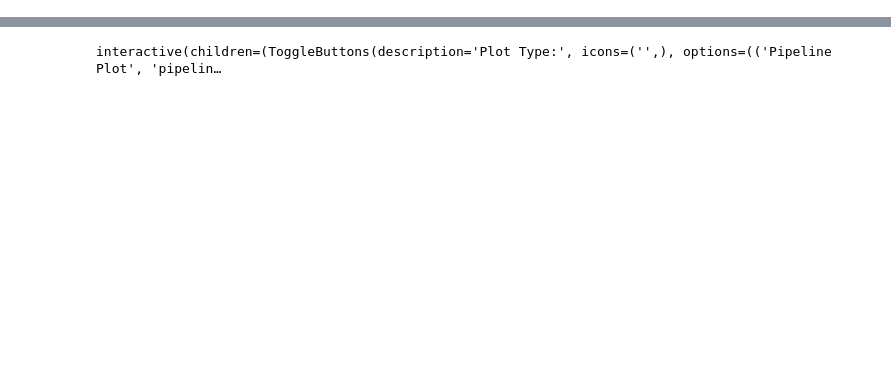
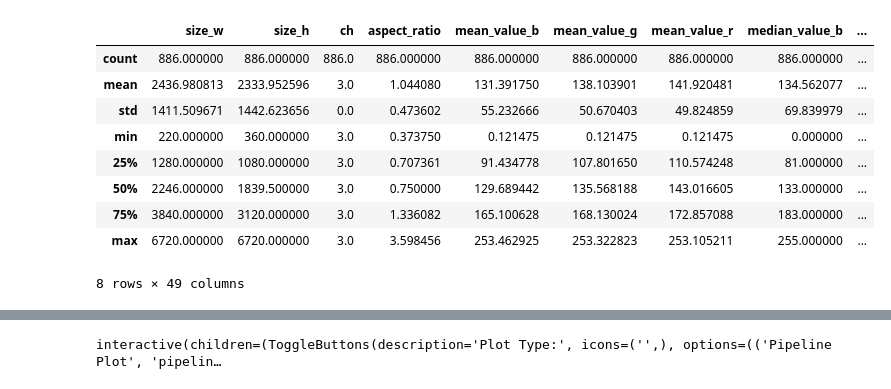
Before and after one commit to Tehnik762/Pictureminator, a Jupyter notebook: hypo-test.ipynb, the cells around one changed output, grey strips where cells are left out. Drawn from its saved outputs; the diff is of its cells as text; code cells hidden in the pictures; blank space fills up the shorter version.

```diff
--- a/hypo-test.ipynb
+++ b/hypo-test.ipynb
@@ -26,0 +33,13 @@ whole_docs = pd.concat([regulars, not_good, superb, screenshots, docs], ignore_i
+# %%
+whole_docs.describe()
+# %% [output]
+|  | size_w | size_h | ch | aspect_ratio | mean_value_b | mean_value_g | mean_value_r | median_value_b | ... |
+| count | 886.000000 | 886.000000 | 886.0 | 886.000000 | 886.000000 | 886.000000 | 886.000000 | 886.000000 | ... |
+| mean | 2436.980813 | 2333.952596 | 3.0 | 1.044080 | 131.391750 | 138.103901 | 141.920481 | 134.562077 | ... |
+| std | 1411.509671 | 1442.623656 | 0.0 | 0.473602 | 55.232666 | 50.670403 | 49.824859 | 69.839979 | ... |
+| min | 220.000000 | 360.000000 | 3.0 | 0.373750 | 0.121475 | 0.121475 | 0.121475 | 0.000000 | ... |
+| 25% | 1280.000000 | 1080.000000 | 3.0 | 0.707361 | 91.434778 | 107.801650 | 110.574248 | 81.000000 | ... |
+| 50% | 2246.000000 | 1839.500000 | 3.0 | 0.750000 | 129.689442 | 135.568188 | 143.016605 | 133.000000 | ... |
+| 75% | 3840.000000 | 3120.000000 | 3.0 | 1.336082 | 165.100628 | 168.130024 | 172.857088 | 183.000000 | ... |
+| max | 6720.000000 | 6720.000000 | 3.0 | 3.598456 | 253.462925 | 253.322823 | 253.105211 | 255.000000 | ... |
+8 rows × 49 columns
```
Also changed, not shown: parts of 15 cells of this notebook, 3 other files.
